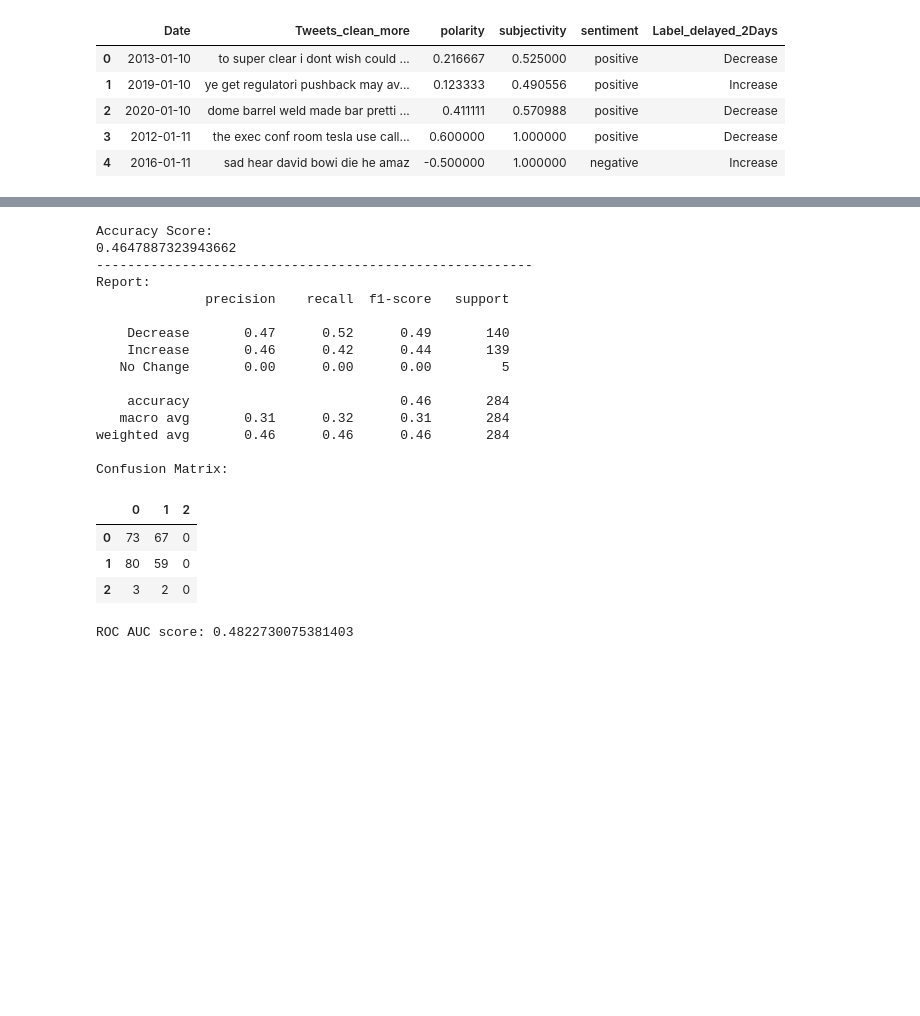
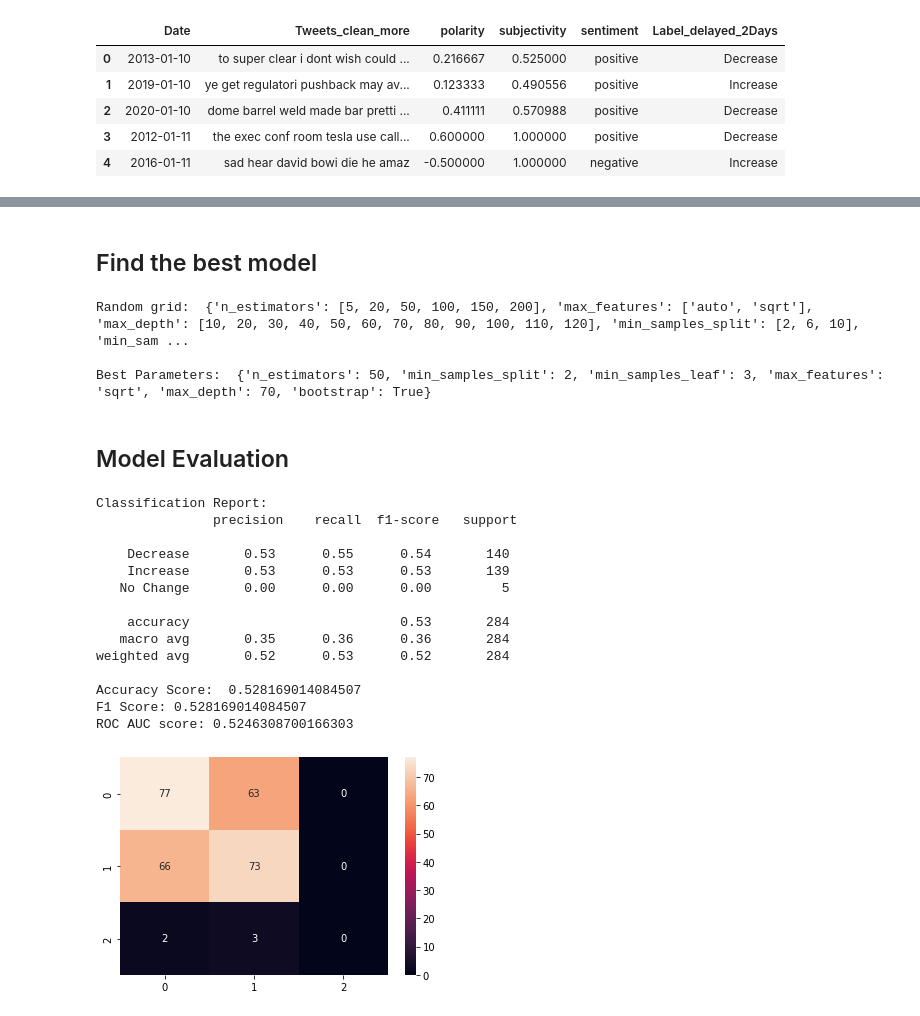
Before and after one commit to xiaodanlu/ANLY-580-Final-Project, a Jupyter notebook: Code/Random_Forest.ipynb, the cells around one changed output, grey strips where cells are left out. Saved outputs shown, nothing was run; the diff lists cells and outputs as text; code cells hidden in the pictures; blank space fills up the shorter version.

```diff
--- a/Code/Random_Forest.ipynb
+++ b/Code/Random_Forest.ipynb
@@ -73,0 +65,5 @@ F1 Score: 0.5246478873239436
+# %%
+clf = RandomForestClassifier()
+rf = RandomizedSearchCV(estimator=clf,param_distributions=random_grid,n_iter = 100, cv=5, verbose=2,random_state=35,n_jobs=-1)
+# %%
+rf.fit(x_train_features,y_train)
@@ -74,39 +100,46 @@ F1 Score: 0.5246478873239436
+# %% [markdown]
+## Find the best model
+# %%
+print ('Random grid: ', random_grid, '\n')
+# print the best parameters
+print ('Best Parameters: ', rf.best_params_, ' \n')
+# %% [output]
+Random grid:  {'n_estimators': [5, 20, 50, 100, 150, 200], 'max_features': ['auto', 'sqrt'], 'max_depth': [10, 20, 30, 40, 50, 60, 70, 80, 90, 100, 110, 120], 'min_samples_split': [2, 6, 10], 'min_sam ...
+
+Best Parameters:  {'n_estimators': 50, 'min_samples_split': 2, 'min_samples_leaf': 3, 'max_features': 'sqrt', 'max_depth': 70, 'bootstrap': True}
+# %% [markdown]
+## Model Evaluation
 # %%
-clf = RandomForestClassifier(n_estimators = 50)
-clf.fit(x_train_features,y_train.ravel())
-y_pred = clf.predict(x_test_features)
-print("Accuracy Score: ")
-print(accuracy_score(y_test,y_pred))
-print("--------------------------------------------------------")
-print("Report: ")
-print(classification_report(y_test,y_pred))
-cm = confusion_matrix(y_test,y_pred)
-cm_df = pd.DataFrame(cm)
-print("Confusion Matrix: ")
-display(cm_df)
+rfclf = RandomForestClassifier(n_estimators=50,min_samples_split=2,min_samples_leaf=3,max_features='sqrt',max_depth=70,bootstrap=True)
+rfclf.fit(x_train_features,y_train)
+ypred_train = rfclf.predict(x_train_features)
+ypred_test = rfclf.predict(x_test_features)
+print("Classification Report:\n",classification_report(y_test,ypred_test))
+print("Accuracy Score: ",accuracy_score(y_test,ypred_test))
+print("F1 Score:",f1_score(y_test,ypred_test,average="micro"))
+
 lb = LabelBinarizer()
 lb.fit(y_test)
 y_test_lb = lb.transform(y_test)
-y_pred_lb = lb.transform(y_pred)
-print("ROC AUC score:", roc_auc_score(y_test_lb,y_pred_lb))
+ypred_test_lb = lb.transform(ypred_test)
+print("ROC AUC score:", roc_auc_score(y_test_lb,ypred_test_lb))
+cm = confusion_matrix(y_test,ypred_test)
+
+sns.heatmap(cm,annot=True)
+plt.show()
 # %% [output]
-Accuracy Score:
-0.4647887323943662
---------------------------------------------------------
-Report:
-              precision    recall  f1-score   support
+Classification Report:
+               precision    recall  f1-score   support
 
-    Decrease       0.47      0.52      0.49       140
-    Increase       0.46      0.42      0.44       139
+    Decrease       0.53      0.55      0.54       140
+    Increase       0.53      0.53      0.53       139
    No Change       0.00      0.00      0.00         5
 
-    accuracy                           0.46       284
-   macro avg       0.31      0.32      0.31       284
-weighted avg       0.46      0.46      0.46       284
+    accuracy                           0.53       284
+   macro avg       0.35      0.36      0.36       284
+weighted avg       0.52      0.53      0.52       284
 
-Confusion Matrix:
+Accuracy Score:  0.528169014084507
+F1 Score: 0.528169014084507
+ROC AUC score: 0.5246308700166303
-|  | 0 | 1 | 2 |
-| 0 | 73 | 67 | 0 |
-| 1 | 80 | 59 | 0 |
-| 2 | 3 | 2 | 0 |
-ROC AUC score: 0.4822730075381403
+[figure, added]
```
Also changed, not shown: parts of 11 cells of this notebook.
